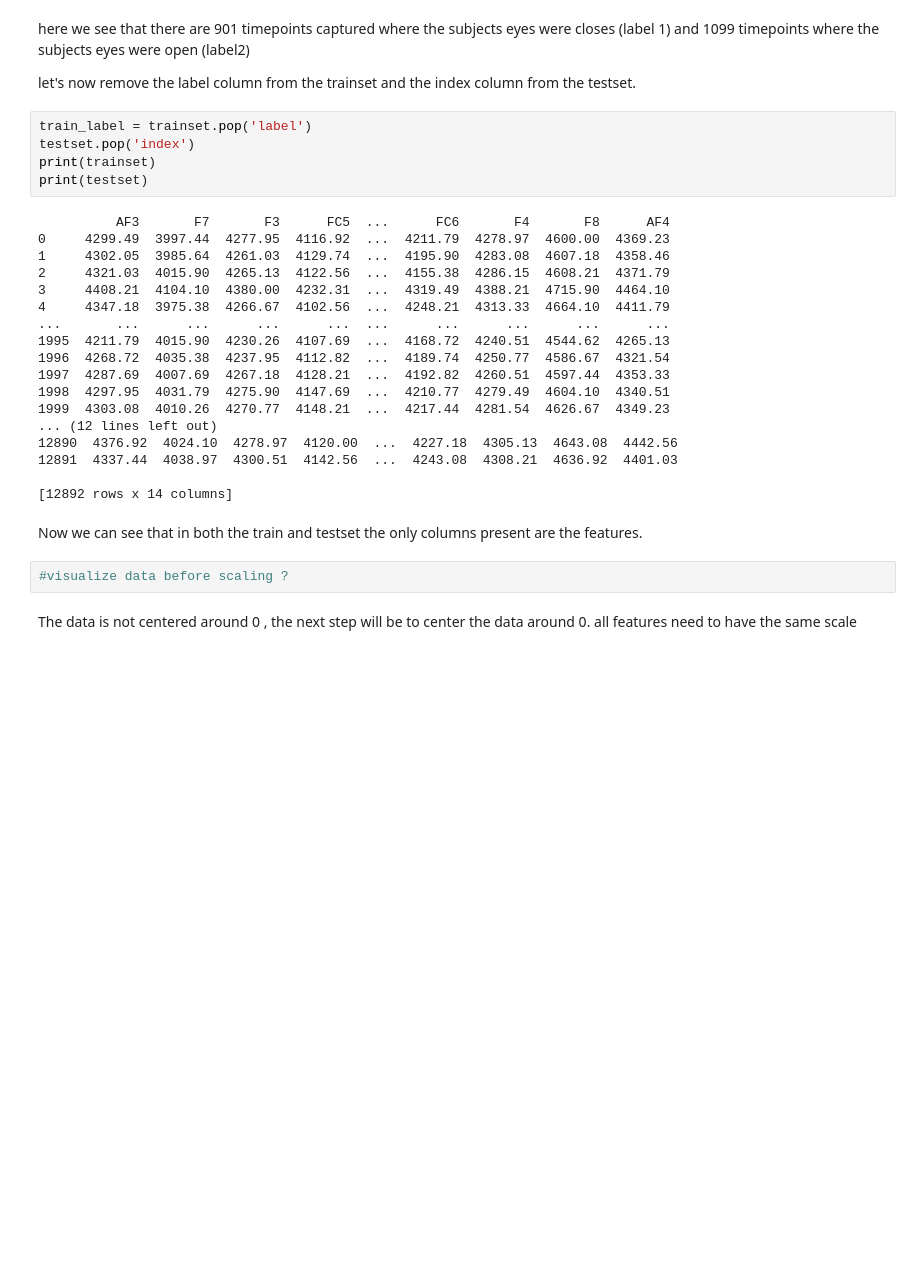
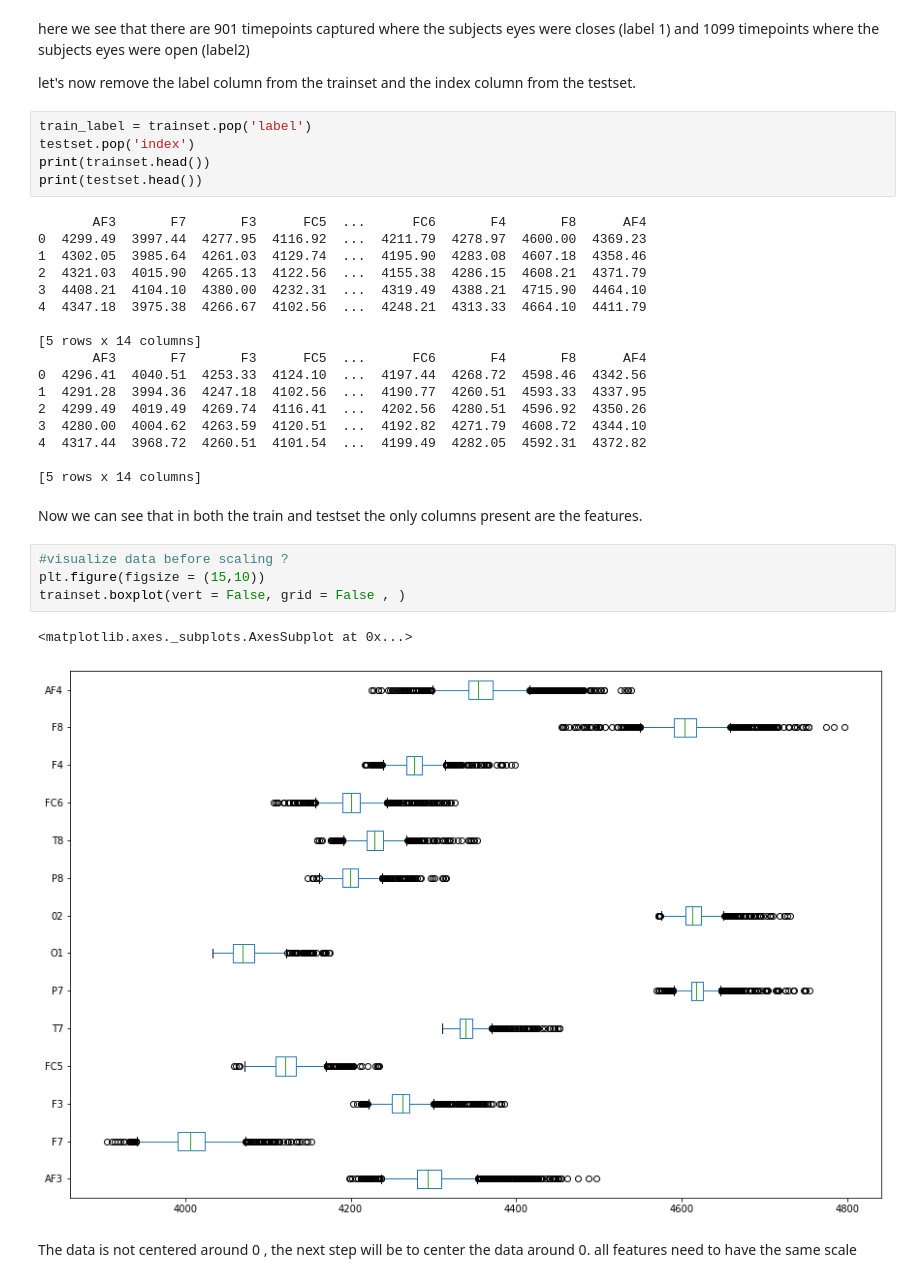
Before and after one commit to JasperVermeire/Machine_Learning_course_UGent_D012554_kaggle, a Jupyter notebook: Eye blinking prediction.ipynb, the cells around one changed output. Cells and saved outputs as stored; diff of their text form; blank space fills up the shorter version.

```diff
--- a/Eye blinking prediction.ipynb
+++ b/Eye blinking prediction.ipynb
@@ -83,30 +82,34 @@ let's now remove the label column from the trainset and the index column from th
 # %%
 train_label = trainset.pop('label')
 testset.pop('index')
-print(trainset)
-print(testset)
+print(trainset.head())
+print(testset.head())
 # %% [output]
-          AF3       F7       F3      FC5  ...      FC6       F4       F8      AF4
-0     4299.49  3997.44  4277.95  4116.92  ...  4211.79  4278.97  4600.00  4369.23
-1     4302.05  3985.64  4261.03  4129.74  ...  4195.90  4283.08  4607.18  4358.46
-2     4321.03  4015.90  4265.13  4122.56  ...  4155.38  4286.15  4608.21  4371.79
-3     4408.21  4104.10  4380.00  4232.31  ...  4319.49  4388.21  4715.90  4464.10
-4     4347.18  3975.38  4266.67  4102.56  ...  4248.21  4313.33  4664.10  4411.79
-...       ...      ...      ...      ...  ...      ...      ...      ...      ...
-1995  4211.79  4015.90  4230.26  4107.69  ...  4168.72  4240.51  4544.62  4265.13
-1996  4268.72  4035.38  4237.95  4112.82  ...  4189.74  4250.77  4586.67  4321.54
-1997  4287.69  4007.69  4267.18  4128.21  ...  4192.82  4260.51  4597.44  4353.33
-1998  4297.95  4031.79  4275.90  4147.69  ...  4210.77  4279.49  4604.10  4340.51
-1999  4303.08  4010.26  4270.77  4148.21  ...  4217.44  4281.54  4626.67  4349.23
-... (12 lines left out)
-12890  4376.92  4024.10  4278.97  4120.00  ...  4227.18  4305.13  4643.08  4442.56
-12891  4337.44  4038.97  4300.51  4142.56  ...  4243.08  4308.21  4636.92  4401.03
+       AF3       F7       F3      FC5  ...      FC6       F4       F8      AF4
+0  4299.49  3997.44  4277.95  4116.92  ...  4211.79  4278.97  4600.00  4369.23
+1  4302.05  3985.64  4261.03  4129.74  ...  4195.90  4283.08  4607.18  4358.46
+2  4321.03  4015.90  4265.13  4122.56  ...  4155.38  4286.15  4608.21  4371.79
+3  4408.21  4104.10  4380.00  4232.31  ...  4319.49  4388.21  4715.90  4464.10
+4  4347.18  3975.38  4266.67  4102.56  ...  4248.21  4313.33  4664.10  4411.79
 
-[12892 rows x 14 columns]
+[5 rows x 14 columns]
+       AF3       F7       F3      FC5  ...      FC6       F4       F8      AF4
+0  4296.41  4040.51  4253.33  4124.10  ...  4197.44  4268.72  4598.46  4342.56
+1  4291.28  3994.36  4247.18  4102.56  ...  4190.77  4260.51  4593.33  4337.95
+2  4299.49  4019.49  4269.74  4116.41  ...  4202.56  4280.51  4596.92  4350.26
+3  4280.00  4004.62  4263.59  4120.51  ...  4192.82  4271.79  4608.72  4344.10
+4  4317.44  3968.72  4260.51  4101.54  ...  4199.49  4282.05  4592.31  4372.82
+
+[5 rows x 14 columns]
 # %% [markdown]
 Now we can see that in both the train and testset the only columns present are the features.
 # %%
 #visualize data before scaling ?
+plt.figure(figsize = (15,10))
+trainset.boxplot(vert = False, grid = False , )
+# %% [output]
+<matplotlib.axes._subplots.AxesSubplot at 0x...>
+[figure, added]
 # %% [markdown]
 The data is not centered around 0 , the next step will be to center the data around 0.
 all features need to have the same scale
```
Also changed, not shown: parts of 4 cells of this notebook.
